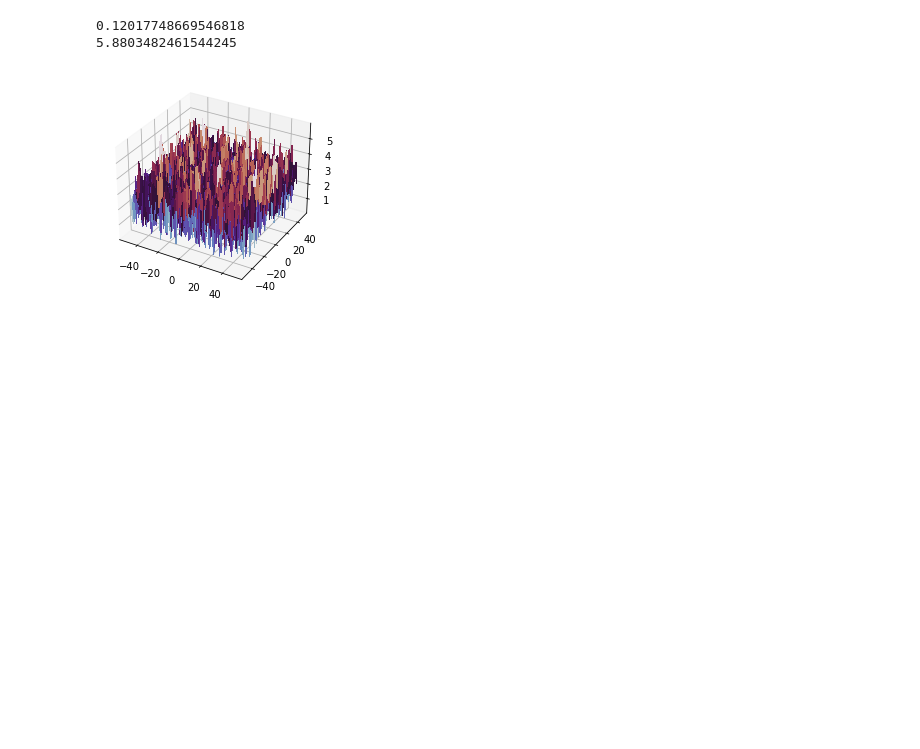
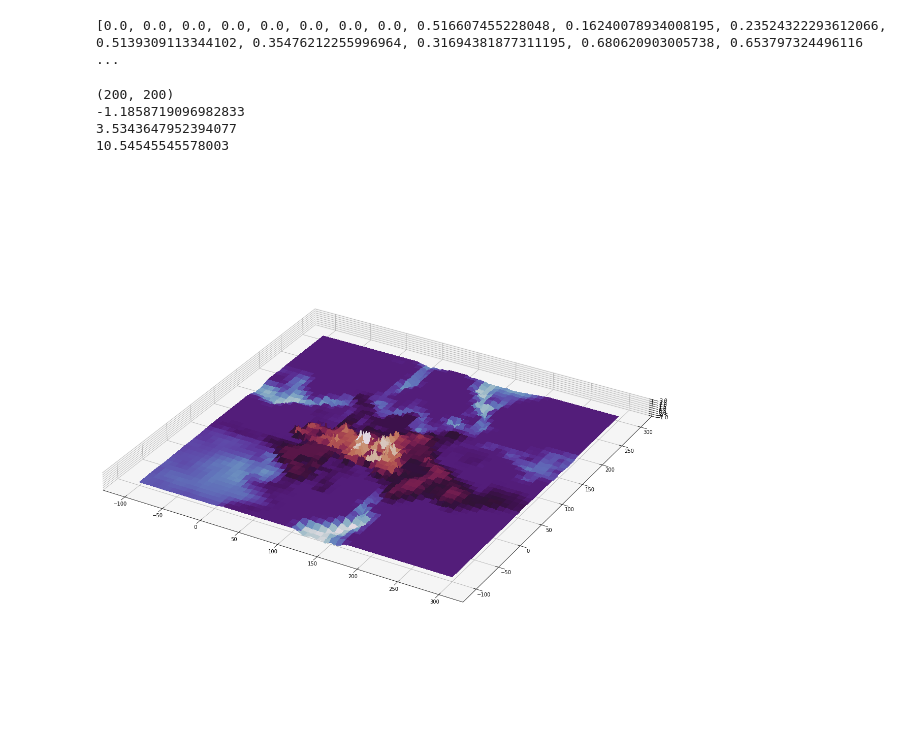
Before and after one commit to EddieMcT/Map_Generator, a Jupyter notebook: landscape generator.ipynb, the cells around one changed output. Cells and saved outputs as stored; diff of their text form; code cells hidden in the pictures; blank space fills up the shorter version.

```diff
--- a/landscape generator.ipynb
+++ b/landscape generator.ipynb
@@ -9,15 +10,24 @@ from imaging_functions import show_map, show_map_3d
 from noise_functions import perlin_generator, julia, my_perl
 from mountains import mountain, voron_mountain
 from landscape import landscape_gen
-# %%
-X, Y, Z = show_map_3d(my_perl, 200,200,0.5,neg_octaves=2,octaves=0, voron=True)
-
-print(np.min(Z))
-print(np.max(Z))
-fig, ax = plt.subplots(subplot_kw={"projection": "3d"})
-surf = ax.plot_surface(X, Y, Z, linewidth=0, cmap = matplotlib.cm.twilight, antialiased=False)
-plt.show()
-# %% [output]
-0.12017748669546818
-5.8803482461544245
-[figure, removed]
+# %%
+my_landscape = landscape_gen(200,200,num_plates=10,boundaries = True)
+print(my_landscape.heights)
+# %% [output]
+[0.0, 0.0, 0.0, 0.0, 0.0, 0.0, 0.0, 0.0, 0.516607455228048, 0.16240078934008195, 0.23524322293612066, 0.5139309113344102, 0.35476212255996964, 0.31694381877311195, 0.680620903005738, 0.653797324496116 ...
+# %%
+start = time.time()
+upres=1
+X,Y,Z = show_map_3d(my_landscape,int(my_landscape.long*upres),int(my_landscape.lat*upres),1/upres,[my_landscape.long*0.5,my_landscape.lat*0.5])
+#X,Y,Z = show_map_3d(my_perl,int(my_landscape.lat*upres),int(my_landscape.long*upres),0.005/upres,[my_landscape.lat*0.5,my_landscape.long*0.5], voron=True,neg_octaves=1,octaves=2)
+print(Z.shape)
+print(np.min(Z))
+
+print(np.max(Z))
+end = time.time()
+print(end-start)
+# %% [output]
+(200, 200)
+-1.1858719096982833
+3.5343647952394077
+10.54545545578003
@@ -23,0 +50,18 @@ plt.show()
+# %%
+
+X,Y,Z = show_map_3d(my_landscape,int(my_landscape.long*upres),int(my_landscape.lat*upres),2/upres,[my_landscape.long*0.5,my_landscape.lat*0.5])
+fig = plt.figure(figsize=(20,20))
+# =============
+# First subplot
+# =============
+# set up the axes for the first plot
+ax = fig.add_subplot(111, projection='3d')
+surf = ax.plot_surface(X, Y, Z, linewidth=0, cmap = matplotlib.cm.twilight, antialiased=False)
+ax.set_box_aspect((1,1,0.05))
+
+ax.set_zlim(-1,3)
+
+#fig.colorbar(surf, shrink=0.5, aspect=5)
+plt.show()
+# %% [output]
+[figure, added]
```
Also changed, not shown: parts of 30 cells of this notebook, 2 other files.
